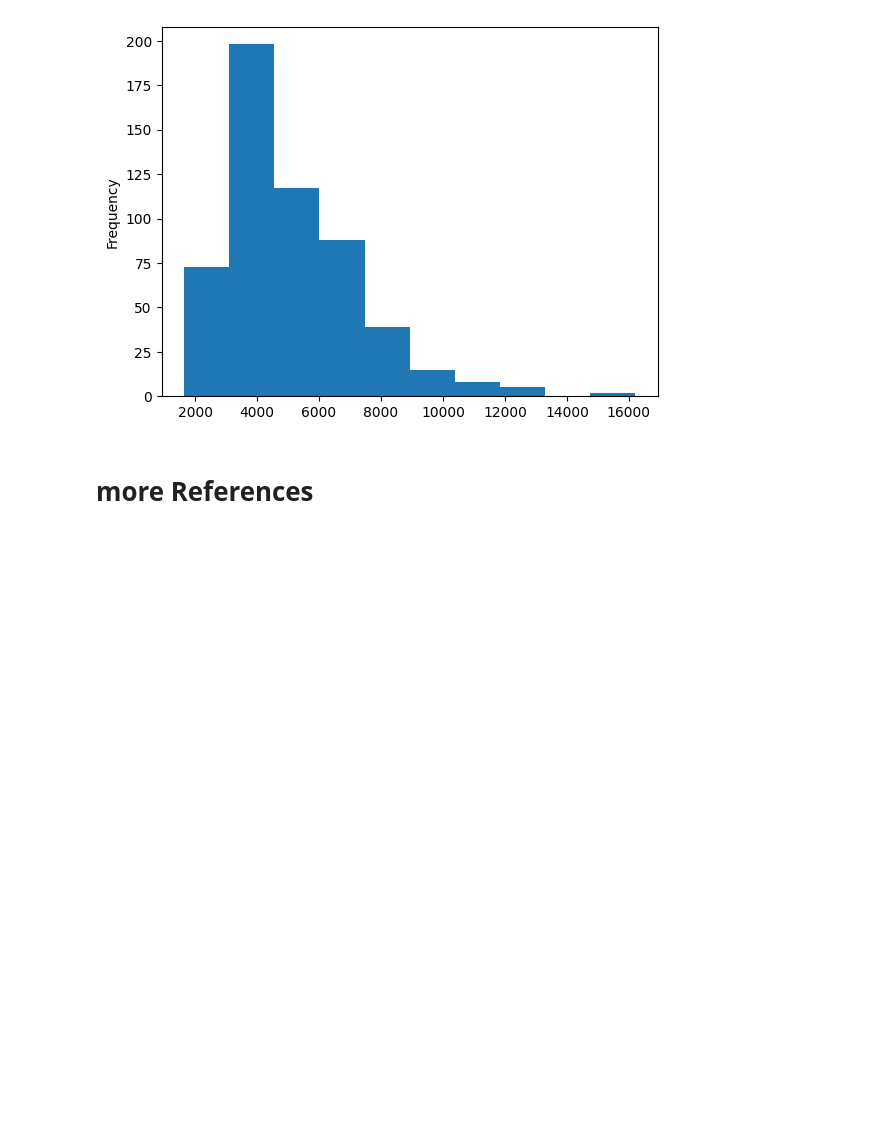
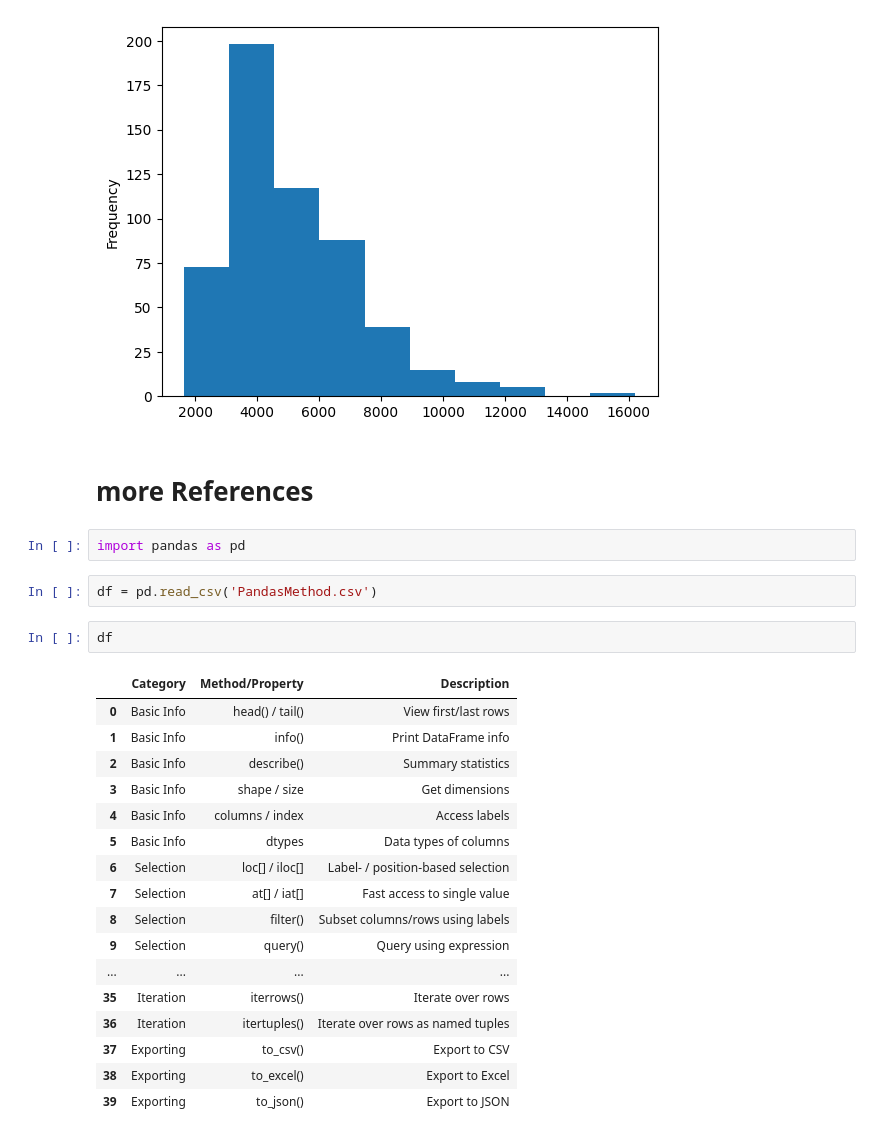
Before and after one commit to red445992/Ml-Basics, a Jupyter notebook: pandas.ipynb, the cells around one changed output. Drawn from its saved outputs; the diff is of its cells as text; blank space fills up the shorter version.

```diff
--- a/pandas.ipynb
+++ b/pandas.ipynb
@@ -429,3 +429,27 @@ df['area'].plot(kind='hist')
 [figure]
 # %% [markdown]
 # more References
+# %%
+import pandas as pd
+# %%
+df = pd.read_csv('PandasMethod.csv')
+# %%
+df
+# %% [output]
+|  | Category | Method/Property | Description |
+| 0 | Basic Info | head() / tail() | View first/last rows |
+| 1 | Basic Info | info() | Print DataFrame info |
+| 2 | Basic Info | describe() | Summary statistics |
+| 3 | Basic Info | shape / size | Get dimensions |
+| 4 | Basic Info | columns / index | Access labels |
+| 5 | Basic Info | dtypes | Data types of columns |
+| 6 | Selection | loc[] / iloc[] | Label- / position-based selection |
+| 7 | Selection | at[] / iat[] | Fast access to single value |
+| 8 | Selection | filter() | Subset columns/rows using labels |
+| 9 | Selection | query() | Query using expression |
+| ... | ... | ... | ... |
+| 35 | Iteration | iterrows() | Iterate over rows |
+| 36 | Iteration | itertuples() | Iterate over rows as named tuples |
+| 37 | Exporting | to_csv() | Export to CSV |
+| 38 | Exporting | to_excel() | Export to Excel |
+| 39 | Exporting | to_json() | Export to JSON |
```
